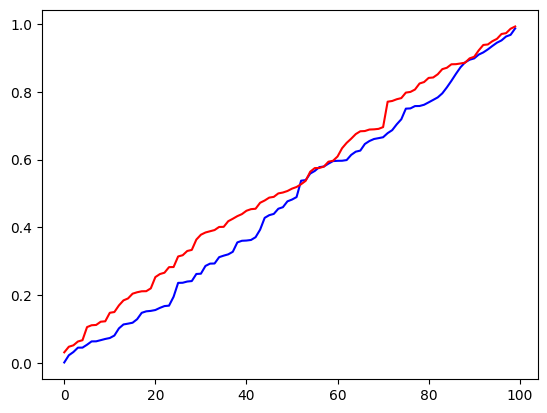
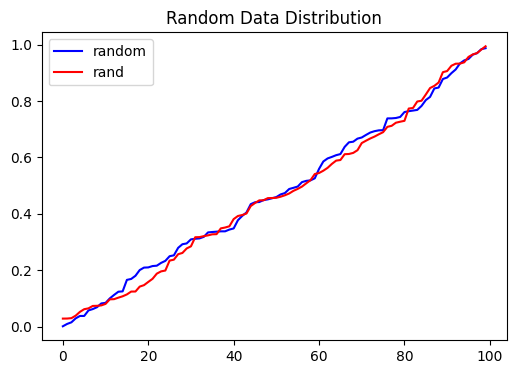
The change to this notebook cell's code, shown as a diff; its figure went from the first image to the second:
--- before
+++ after
@@ -1,15 +1,29 @@
-# 랜덤 데이터 생성
-A1 = np.random.random(100); A2 = np.random.rand(100)
-A1.sort(); A2.sort()
-plt.plot(A1, c='b'); plt.plot(A2, c='r')
+# 1) 균등분포 랜덤 데이터 생성 및 시각화
+A1 = np.random.random(100)
+A2 = np.random.rand(100)
+A1.sort()
+A2.sort()
+
+plt.figure(figsize=(6, 4))
+plt.plot(A1, c='b', label='random')
+plt.plot(A2, c='r', label='rand')
+plt.legend()
+plt.title("Random Data Distribution")
 plt.show()
 
-# 정규분포 데이터 (평균 -0.5, 편차 0.3, 250개)
+# 2) 정규분포 데이터 생성 (평균 -0.5, 표준편차 0.3, 250개)
 data_norm = np.random.normal(-0.5, 0.3, 250)
 data_norm.sort()
 
-# 결과 시각화
-plt.scatter(data_norm, data_norm, c='b', marker='.')
+# 결과 시각화 (산점도와 선 그래프)
+plt.figure(figsize=(6, 4))
+plt.scatter(data_norm, data_norm, c='b', marker='.', label='Scatter')
+plt.title("Normal Distribution Scatter")
+plt.legend()
 plt.show()
-plt.plot(data_norm, c='b')
+
+plt.figure(figsize=(6, 4))
+plt.plot(data_norm, c='b', label='Line')
+plt.title("Normal Distribution Line")
+plt.legend()
 plt.show()

Commit: Colab을 통해 생성됨